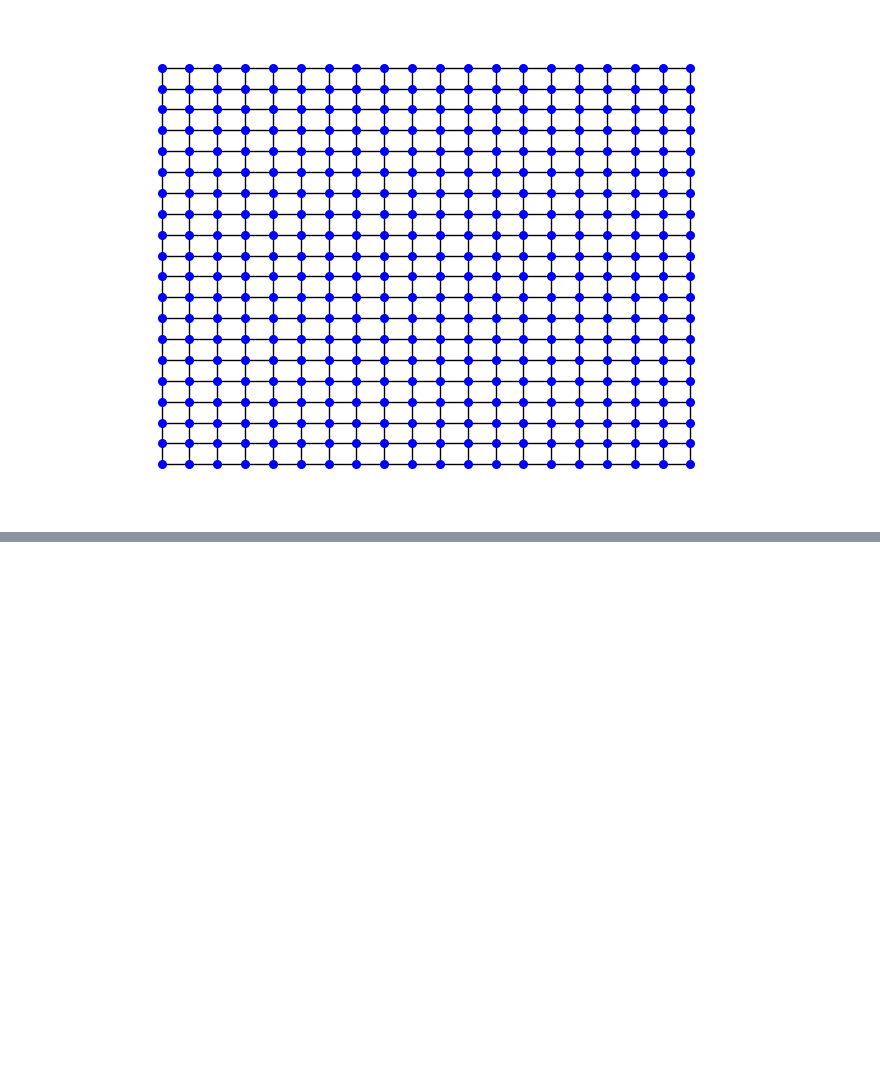
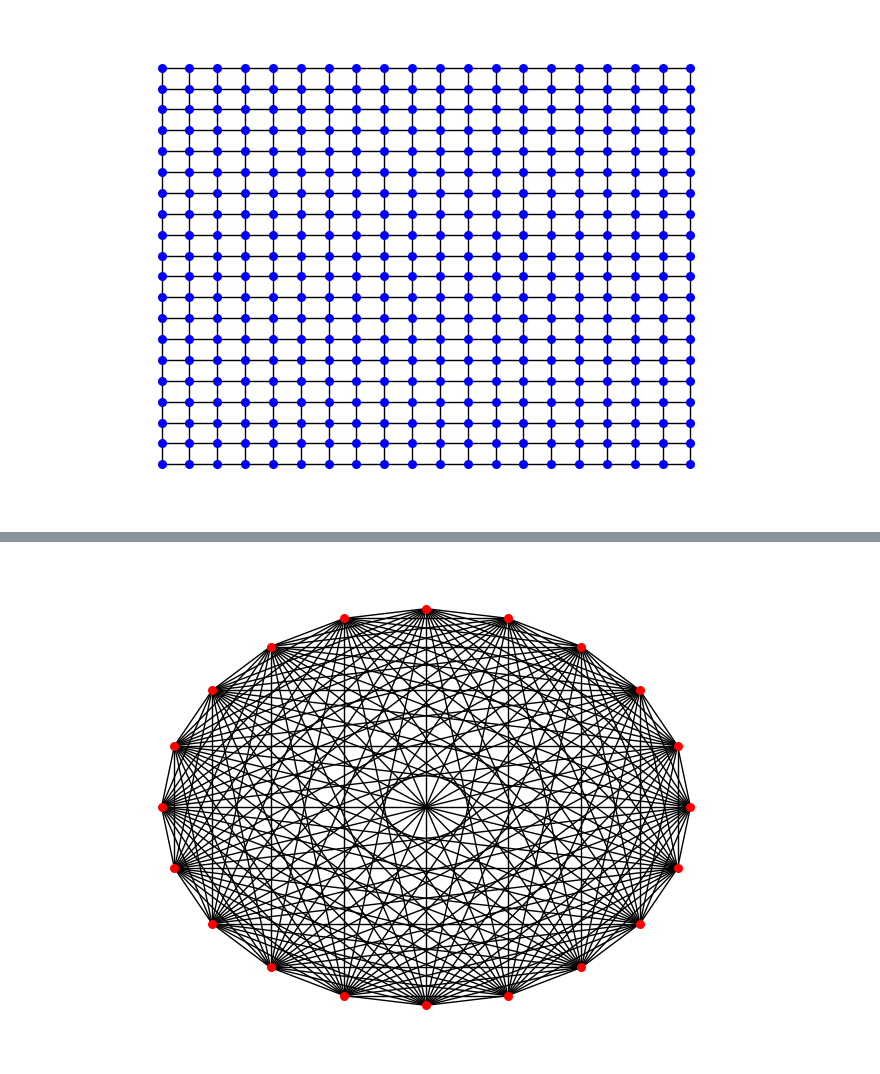
Before and after one commit to frinfo702/graph-network-sm24, a Jupyter notebook: notebooks/problem2-2.ipynb, the cells around one changed output, grey strips where cells are left out. Drawn from its saved outputs; the diff is of its cells as text; code cells hidden in the pictures; blank space fills up the shorter version.

```diff
--- a/notebooks/problem2-2.ipynb
+++ b/notebooks/problem2-2.ipynb
@@ -53,0 +54,13 @@ generator.draw(G)
+# %%
+# random graph network
+
+# initalize network generator
+generator = RandomGraphNetwork(n_nodes=20, p_wiring=1)
+
+# generate a random graph
+G = generator.generate()
+
+# draw a random graph
+generator.draw(G)
+# %% [output]
+[figure, added]
```
Also changed, not shown: parts of 5 cells of this notebook, 2 other files.
